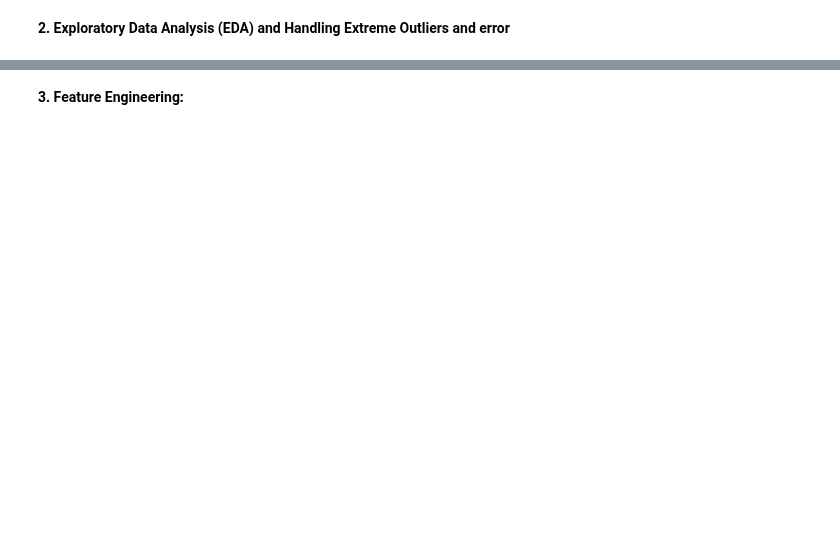
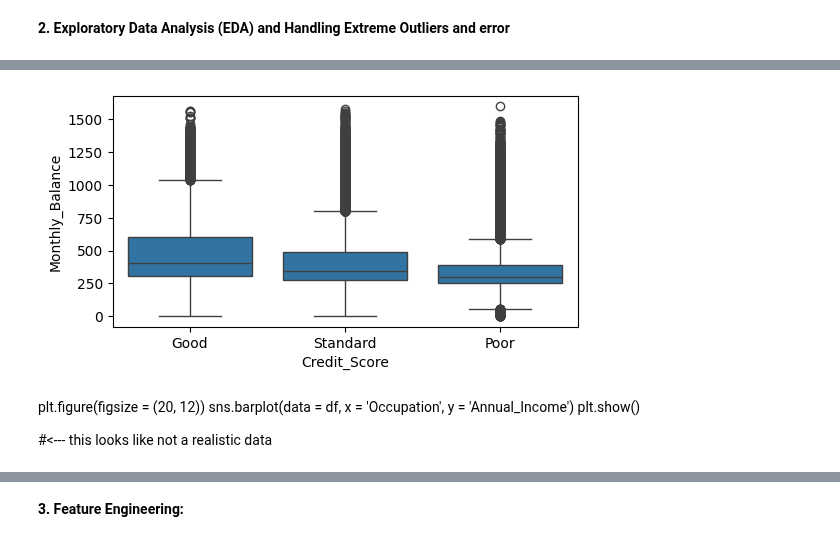
Before and after one commit to astronaut505/Credit-or-crisis, a Jupyter notebook: CreditScoreClassification2.ipynb, the cells around one changed output, grey strips where cells are left out. Drawn from its saved outputs; the diff is of its cells as text; code cells hidden in the pictures; blank space fills up the shorter version.

```diff
--- a/CreditScoreClassification2.ipynb
+++ b/CreditScoreClassification2.ipynb
@@ -373,3 +545,17 @@ plt.show()
+# %%
+plt.figure(figsize = (6, 3))
+sns.boxplot(data = df,  x = 'Credit_Score', y = 'Monthly_Balance')
+plt.show()
+
+#<--- more balance leads to higher credit score
+# %% [output]
+[figure, added]
+# %% [markdown]
+plt.figure(figsize = (20, 12))
+sns.barplot(data = df, x = 'Occupation', y = 'Annual_Income')
+plt.show()
+
+#<--- this looks like not a realistic data
 # %%
 import matplotlib.pyplot as plt
 
```
Also changed, not shown: parts of 51 cells of this notebook.
